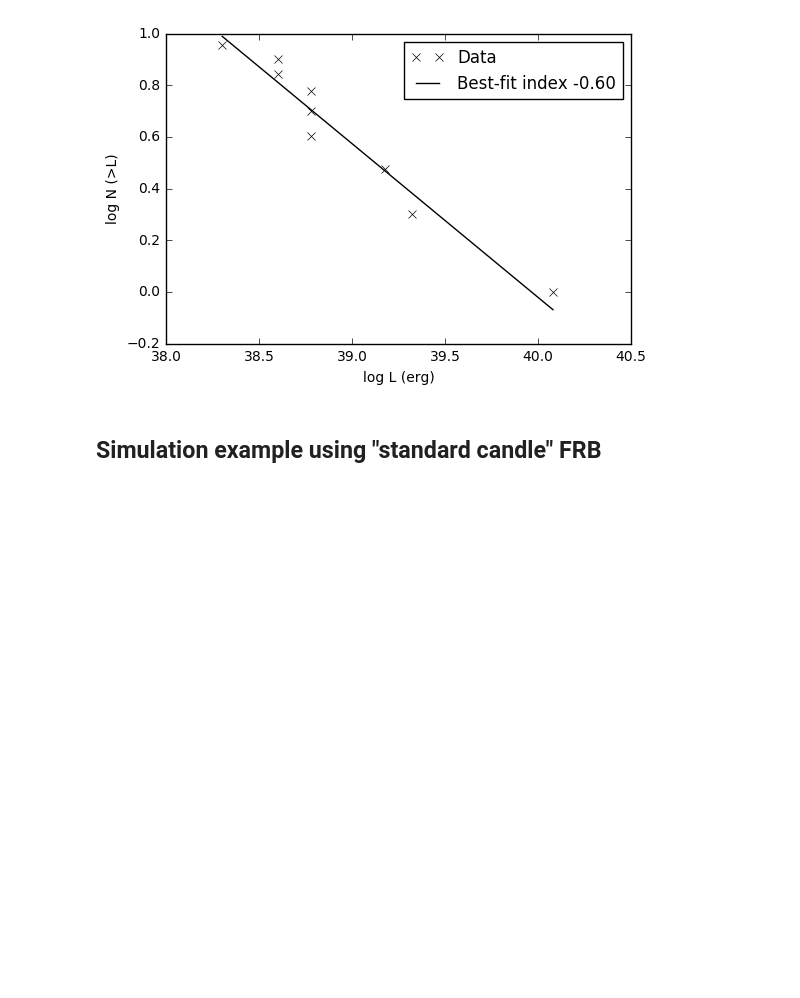
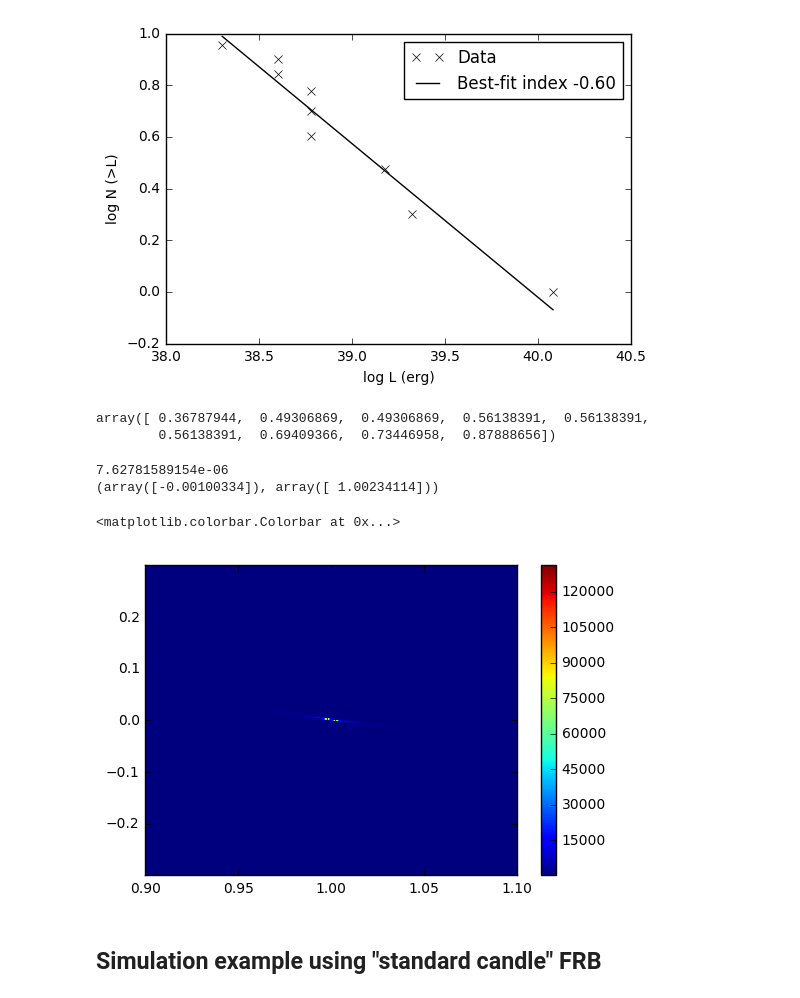
Before and after one commit to caseyjlaw/FRB121102, a Jupyter notebook: frb_simulation.ipynb, the cells around one changed output. Saved outputs shown, nothing was run; the diff lists cells and outputs as text; code cells hidden in the pictures; blank space fills up the shorter version.

Commit message:
working on probabilistic modeling of lum distribution

```diff
--- a/frb_simulation.ipynb
+++ b/frb_simulation.ipynb
@@ -162,3 +170,34 @@ Powerlaw slope -0.595096394487 and amplitude 9.74781765219 (at L=2e+38)
+# %%
+prob(cnt, lum0, -0.5, 1)
+# %% [output]
+array([ 0.36787944,  0.49306869,  0.49306869,  0.56138391,  0.56138391,
+        0.56138391,  0.69409366,  0.73446958,  0.87888656])
+# %%
+# alternatively, model the powerlaw in the luminosity distribution, not its accumulation
+def chisq(c, l, alpha, a0):
+    err = np.sqrt(c[::-1].cumsum()[::-1])
+    diff = c - plaw(l, alpha, a0)[::-1].cumsum()[::-1]
+    return np.sum((diff/err)**2)
+
+alphas = np.linspace(-0.3,0.3,300)
+a0s = np.linspace(0.9,1.1,300)
+
+chis = np.zeros(shape=(300,300), dtype=float)
+for i in range(len(alphas)):
+    for j in range(len(a0s)):
+        chis[i,j] = chisq(cnt, lum0, alphas[i], a0s[j])
+# %%
+print(chis.min())
+i0, j0 = np.where(1./chis == (1./chis).max())
+print(alphas[i0], a0s[j0])
+pl.imshow(1./chis, interpolation='nearest', aspect='auto',
+          origin='lower', extent=(a0s[0], a0s[-1], alphas[0], alphas[-1]))
+pl.colorbar()
+# %% [output]
+7.62781589154e-06
+(array([-0.00100334]), array([ 1.00234114]))
+<matplotlib.colorbar.Colorbar at 0x...>
+[figure, added]
 # %% [markdown]
 ## Simulation example using "standard candle" FRB
 # %%
```
Also changed, not shown: parts of 3 cells of this notebook.
